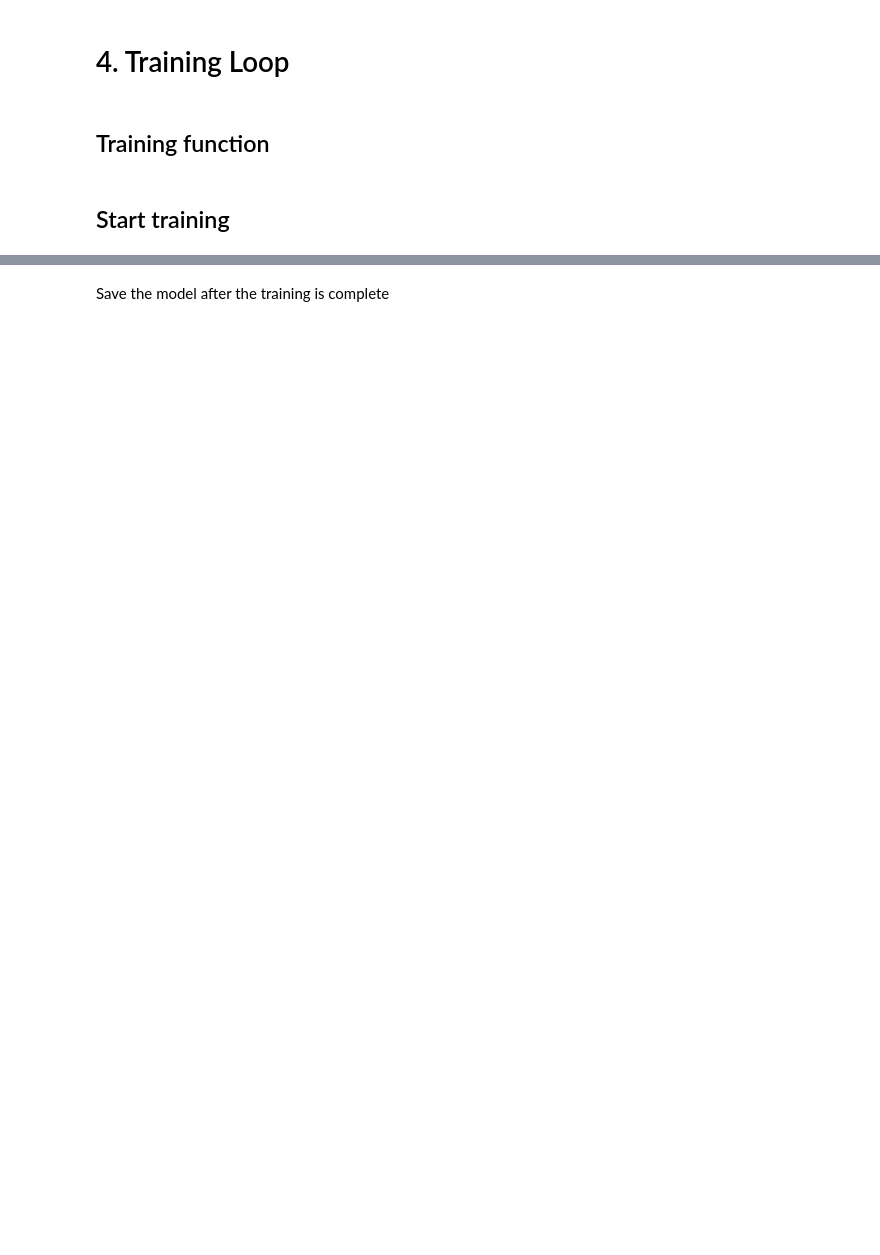
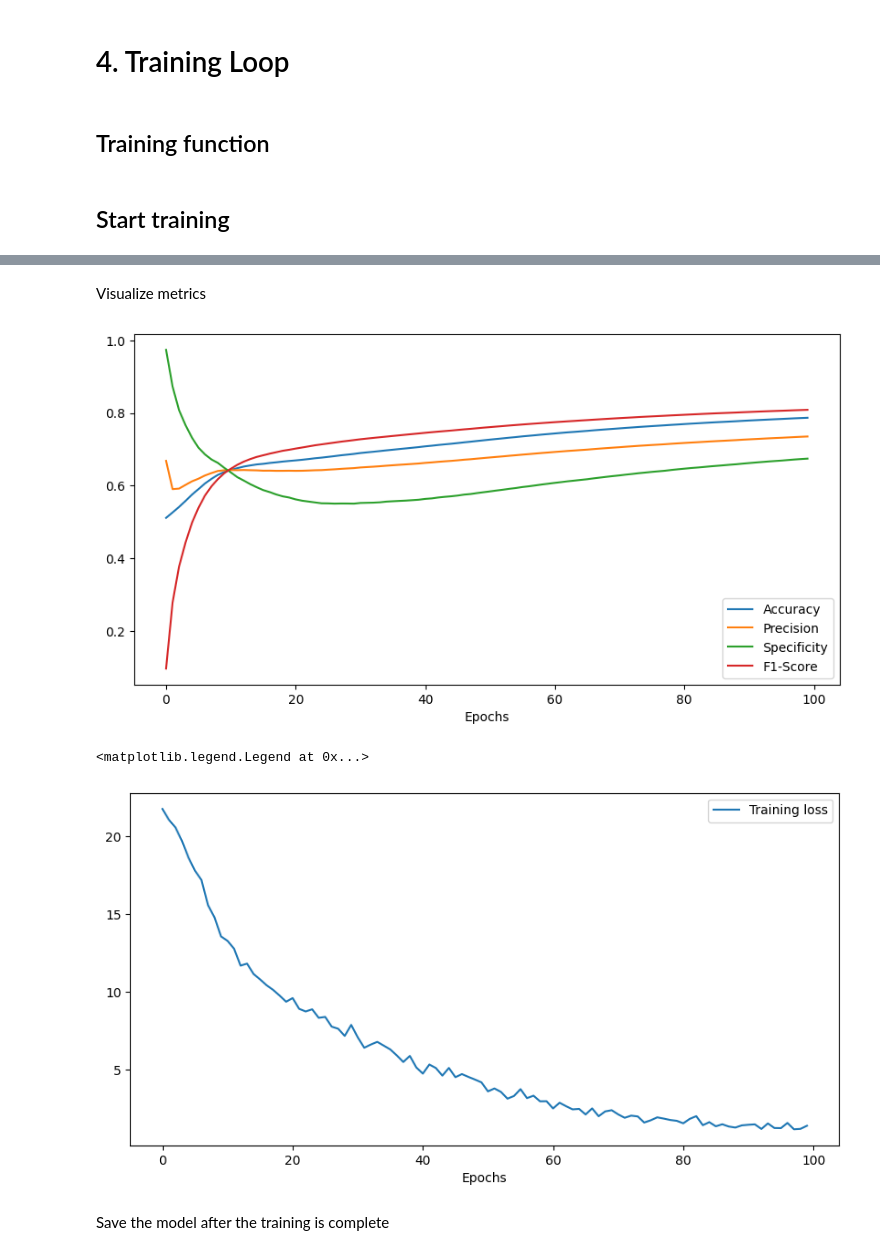
Before and after one commit to iTzAymen/PCG_Classification, a Jupyter notebook: main.ipynb, the cells around one changed output, grey strips where cells are left out. Drawn from its saved outputs; the diff is of its cells as text; code cells hidden in the pictures; blank space fills up the shorter version.

Commit message:
added evaluation metrics

```diff
--- a/main.ipynb
+++ b/main.ipynb
@@ -299,6 +354,7 @@ train_ds, val_ds = random_split(myds, [num_train, num_val])
 ## Data loaders
 Create training and validation data loaders
 # %%
+class_weights = 1/ df['classID'].value_counts()
 sample_weights = [0] * len(train_ds)
 for idx in range(len(train_ds)):
     data = train_ds[idx]
@@ -310,9 +366,9 @@ sampler = torch.utils.data.WeightedRandomSampler(sample_weights,
                                                 num_samples=len(sample_weights),
                                                 replacement=True)
 # %%
-train_dl = torch.utils.data.DataLoader(train_ds, batch_size = 16, sampler=sampler)
-# train_dl = torch.utils.data.DataLoader(train_ds, batch_size = 16, shuffle = True)
-val_dl = torch.utils.data.DataLoader(val_ds, batch_size = 16, shuffle = False)
+train_dl = torch.utils.data.DataLoader(train_ds, batch_size = BATCH_SIZE, sampler=sampler)
+val_dl = torch.utils.data.DataLoader(val_ds, batch_size = BATCH_SIZE, shuffle = False)
+test_dl = torch.utils.data.DataLoader(test_ds, batch_size = BATCH_SIZE, shuffle = False)
 # %% [markdown]
 # 3. Audio Classification Model
 # %% [markdown]
@@ -321,7 +377,8 @@ val_dl = torch.utils.data.DataLoader(val_ds, batch_size = 16, shuffle = False)
 - Import a model if you want to
 # %%
 from packages.CNN_1 import AudioClassifier
-myModel = AudioClassifier(input_dim=2*N_CHANNELS, output_dim=4)
+myModel = AudioClassifier(input_dim=N_CHANNELS, output_dim=N_CLASSES)
+# myModel = AudioClassifier(input_dim=2*N_CHANNELS, output_dim=N_CLASSES)
 # %% [markdown]
 ## Creating save path
 # %%
@@ -420,4 +514,4 @@ def training(model, train_dl, num_epochs, test_dl):
 # %% [markdown]
 ## Start training
 # %%
-training(myModel, train_dl, num_epochs, test_dl=val_dl)
+train_metrics = training(myModel, train_dl, val_dl, N_EPOCHS)
@@ -424,3 +536,24 @@ training(myModel, train_dl, num_epochs, test_dl=val_dl)
+# %% [markdown]
+Visualize metrics
+# %%
+plt.figure(figsize=(10,5))
+plt.xlabel("Epochs")
+
+plt.plot(train_metrics['epochs'] ,train_metrics['acc'], label='Accuracy')
+plt.plot(train_metrics['epochs'], train_metrics['precision'], label='Precision')
+plt.plot(train_metrics['epochs'], train_metrics['speci'], label='Specificity')
+plt.plot(train_metrics['epochs'], train_metrics['f1'], label='F1-Score')
+plt.legend()
+plt.show()
+
+plt.figure(figsize=(10,5))
+plt.xlabel("Epochs")
+plt.plot(train_metrics['epochs'], train_metrics['loss'], label='Training loss')
+plt.legend()
+# %% [output]
+[figure, added]
+<matplotlib.legend.Legend at 0x...>
+[figure, added]
 # %% [markdown]
 Save the model after the training is complete
 # %%
```
Also changed, not shown: parts of 24 cells of this notebook, 3 other files.
